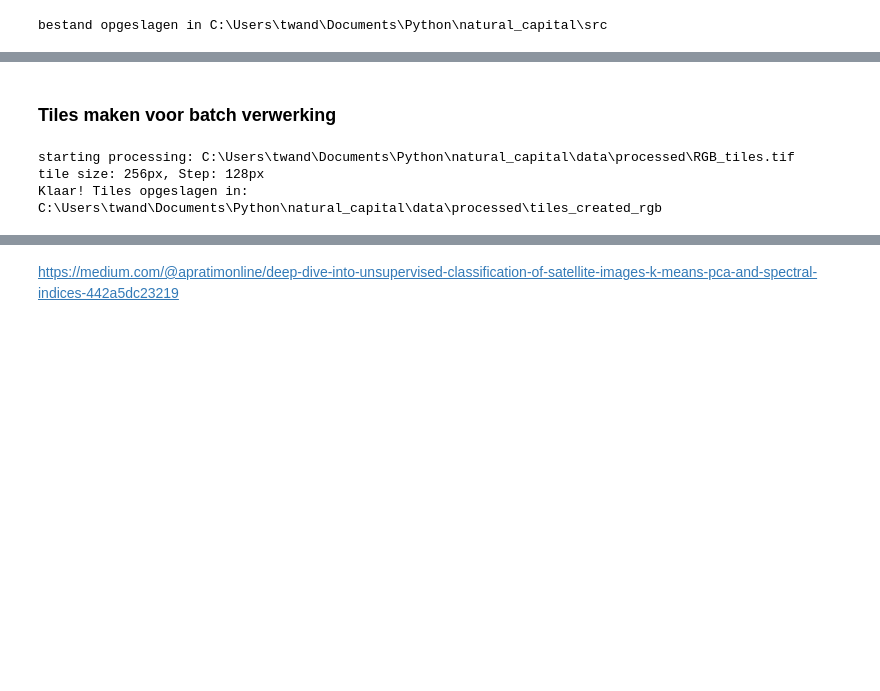
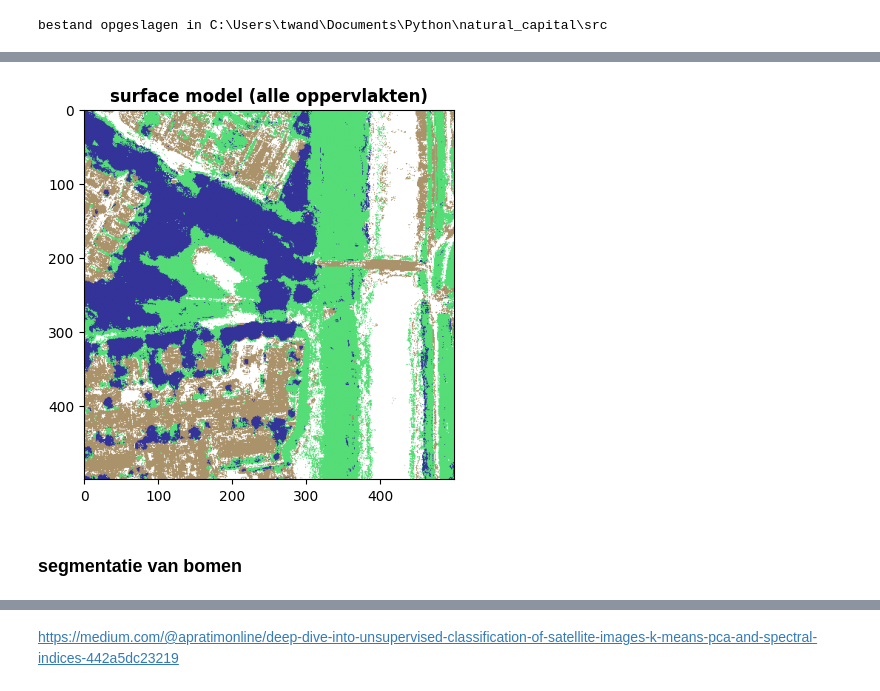
Before and after one commit to TwandeK/natural_capital_account, a Jupyter notebook: notebooks/bomen.ipynb, the cells around one changed output, grey strips where cells are left out. Cells and saved outputs as stored; diff of their text form; code cells hidden in the pictures; blank space fills up the shorter version.

```diff
--- a/notebooks/bomen.ipynb
+++ b/notebooks/bomen.ipynb
@@ -229,0 +463,3 @@ Alblasserdam_gdf.to_file(proces_data_dir / "alblasserdam_shape.geojson")
+# %%
+Alblasserdam_gdf = gpd.read_file(proces_data_dir / "alblasserdam_shape.geojson")
+Alblasserdam_gdf.plot(color='green')
@@ -468,7 +725,7 @@ Gemiddelde hoogte: 1.22 m
 # %% [markdown]
 ### NDVI kaartlaag maken
 # %%
-#check of de berekening werkt
+#CHECK of de berekening werkt
 tif_output_mosaic_rgb = proces_data_dir / "RGB_tiles.tif"
 tif_output_mosaic_infra = proces_data_dir / "infra_tiles.tif"
 
@@ -478,15 +735,14 @@ with rio.open(tif_output_mosaic_rgb) as src:
     print(f"Aantal bands: {src.count}")
     print(src.meta)
     red = src.read(1, window=my_window, masked=True).astype('float32')    #Band 1=R, 2=G, 3=B
-    show(red, title='red band ')
+    # show(red, title='red band ')
     print(f'pixelgrootte: {src.res[0]}')
-
 
 with rio.open(tif_output_mosaic_infra) as src:
     print(f"Aantal bands: {src.count}")
     print(src.meta)
     nir = src.read(1, window=my_window, masked=True).astype('float32')
-    show(red, title='NIR band ')
+    # show(red, title='NIR band ')
     print(f'pixelgrootte: {src.res[0]}')
 
 
@@ -1092,2 +1286,0 @@ ValueError: Source shape (1, 1, 1, 10168) is inconsistent with given indexes 1
-# %% [markdown]
-### Tiles maken voor batch verwerking
@@ -1152,13 +1287,11 @@ def generate_tiles(input_dir_tiles: Path,
-# %%
-tile_output_dir = proces_data_dir / "tiles_created_rgb"
-tile_size = 256 # 256x256 pixels (~20x20m bij 8cm resolutie)
-overlap_pct = 0.5
-
-generate_tiles(input_dir_tiles=tif_output_mosaic_rgb,
-               tile_output_dir=tile_output_dir,
-               tile_size=tile_size,
-               overlap_pct=overlap_pct)
-# %% [output]
-starting processing: C:\Users\twand\Documents\Python\natural_capital\data\processed\RGB_tiles.tif
-tile size: 256px, Step: 128px
-Klaar! Tiles opgeslagen in: C:\Users\twand\Documents\Python\natural_capital\data\processed\tiles_created_rgb
+# %%
+output_11_layers = proces_data_dir / "Alblasserdam_Inference_Stack_11L.tif"
+
+with rio.open(output_11_layers) as src:
+    my_window = Window(col_off=6000, row_off=2000, width=500, height=500)
+    subset_masked = src.read(10, window=my_window, masked=True)
+    show(subset_masked, cmap='terrain', contour=False, title='surface model (alle oppervlakten)')
+# %% [output]
+[figure, added]
+# %% [markdown]
+### segmentatie van bomen
```
Also changed, not shown: parts of 63 cells of this notebook, 3 other files.
